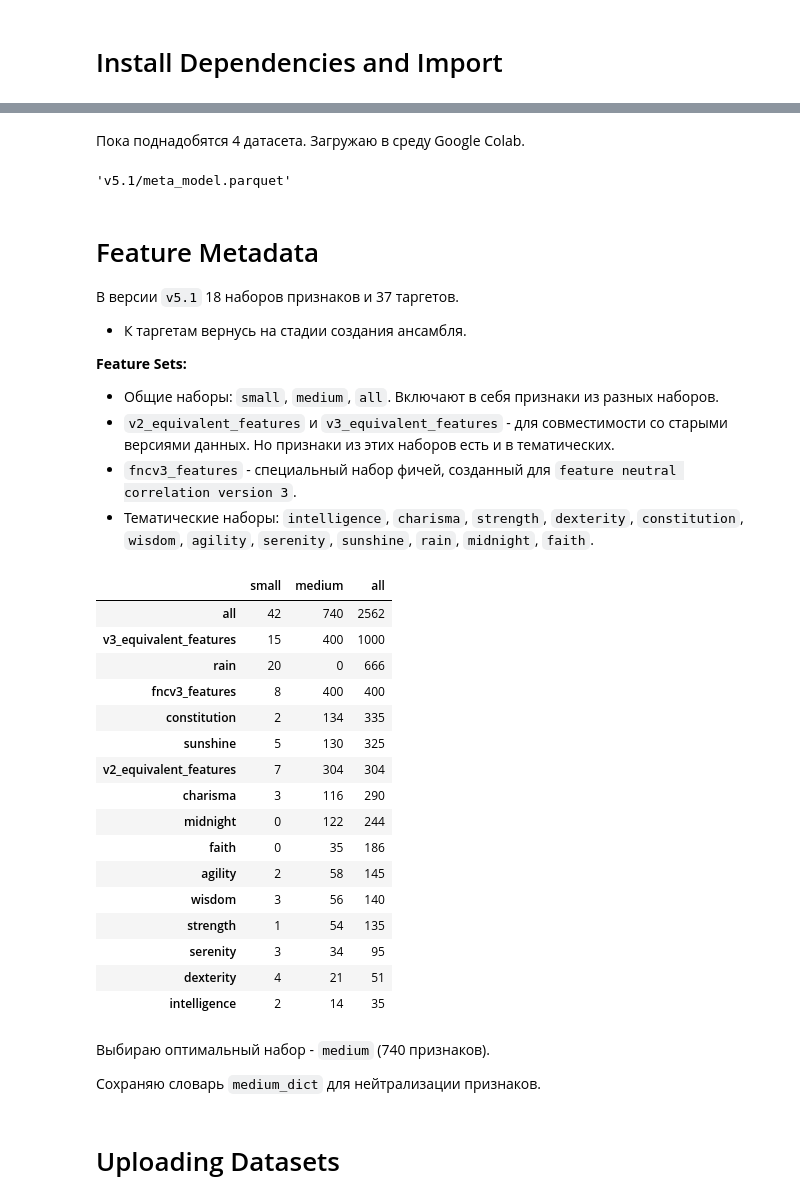
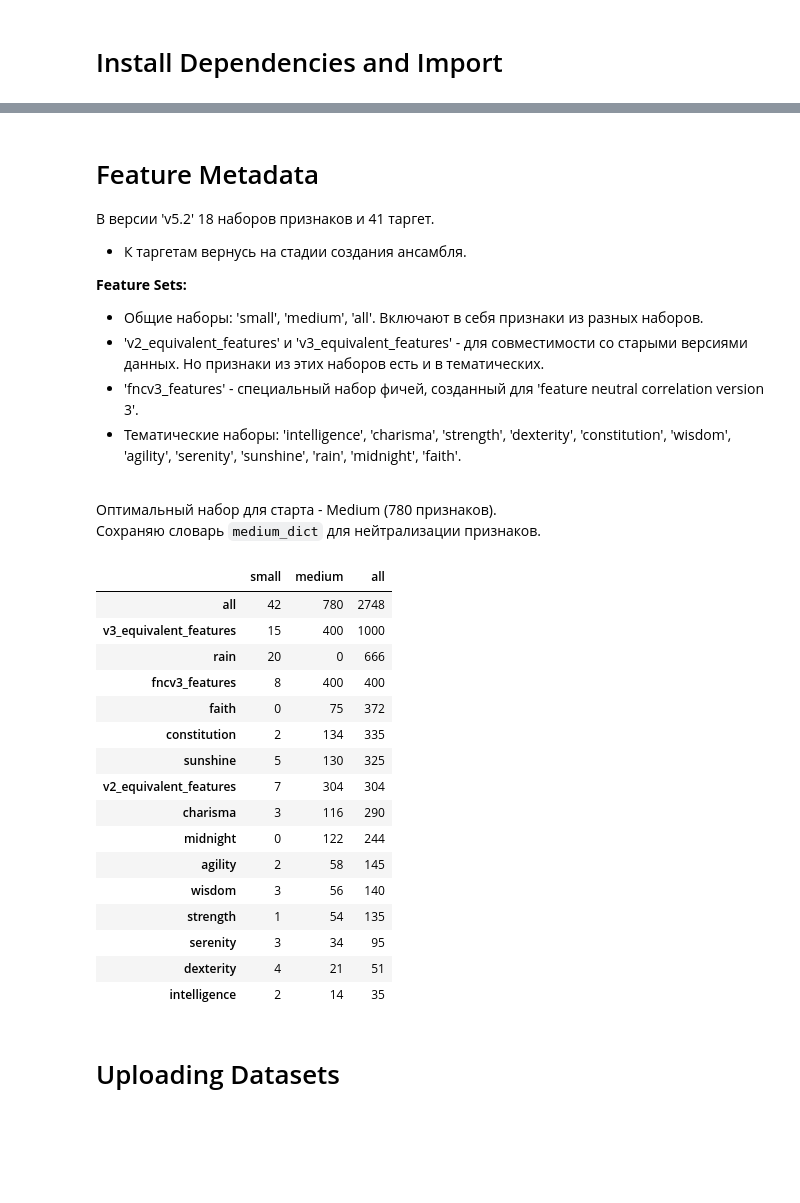
Before and after one commit to densetsu42791/numerai-tournament, a Jupyter notebook: Preparing_Datasets.ipynb, the cells around one changed output, grey strips where cells are left out. Drawn from its saved outputs; the diff is of its cells as text; code cells hidden in the pictures; blank space fills up the shorter version.

```diff
--- a/Preparing_Datasets.ipynb
+++ b/Preparing_Datasets.ipynb
@@ -65,57 +90,80 @@ ALL FILES:
-# %% [markdown]
-Пока поднадобятся 4 датасета. Загружаю в среду Google Colab.
+# %%
+# Initialize NumerAPI
+napi = NumerAPI()
+
+# Get current active round for Numerai Tournament
+current_round = napi.get_current_round()
+print("CURRENT ROUND:", current_round)
+print('')
+
+# List all available datasets
+all_datasets = napi.list_datasets()
+
+# Extract unique data versions
+dataset_versions = list(set(d.split('/')[0] for d in all_datasets))
+DATA_VERSION = max(dataset_versions)  # Use latest version
+print("AVAILABLE DATA VERSIONS:\n", sorted(dataset_versions))
+print('')
+
+# List all files from the latest data version
+print(f"FILES IN VERSION {DATA_VERSION}:")
+current_version_files = [f for f in all_datasets if f.startswith(DATA_VERSION)]
+for f in sorted(current_version_files):
+    print(f"  {f}")
 # %%
 napi.download_dataset(f"{DATA_VERSION}/features.json")
 napi.download_dataset(f"{DATA_VERSION}/train.parquet")
 napi.download_dataset(f"{DATA_VERSION}/validation.parquet")
 napi.download_dataset(f"{DATA_VERSION}/meta_model.parquet")
-# %% [output]
-'v5.1/meta_model.parquet'
 # %% [markdown]
 # Feature Metadata
 
-В версии `v5.1` 18 наборов признаков и 37 таргетов.
+В версии 'v5.2' 18 наборов признаков и 41 таргет.
 - К таргетам вернусь на стадии создания ансамбля.
 
 **Feature Sets:**
-- Общие наборы: `small`, `medium`, `all`. Включают в себя признаки из разных наборов.
-- `v2_equivalent_features` и `v3_equivalent_features` - для совместимости со старыми версиями данных. Но признаки из этих наборов есть и в тематических.
-- `fncv3_features` - специальный набор фичей, созданный для `feature neutral correlation version 3`.
-- Тематические наборы: `intelligence`, `charisma`, `strength`, `dexterity`, `constitution`, `wisdom`, `agility`, `serenity`, `sunshine`, `rain`, `midnight`, `faith`.
+- Общие наборы: 'small', 'medium', 'all'. Включают в себя признаки из разных наборов.
+- 'v2_equivalent_features' и 'v3_equivalent_features' - для совместимости со старыми версиями данных. Но признаки из этих наборов есть и в тематических.
+- 'fncv3_features' - специальный набор фичей, созданный для 'feature neutral correlation version 3'.
+- Тематические наборы: 'intelligence', 'charisma', 'strength', 'dexterity', 'constitution', 'wisdom', 'agility', 'serenity', 'sunshine', 'rain', 'midnight', 'faith'.
+
+<br>
+
+Оптимальный набор для старта - Medium (780 признаков).
+Сохраняю словарь `medium_dict` для нейтрализации признаков.
 # %%
-# Загрузка метаданных признаков
+# === LOADING METADATA ===
 feature_metadata = json.load(open(f"{DATA_VERSION}/features.json"))
 feature_sets = feature_metadata["feature_sets"]
 
-groups_dict = {}
-for general_set in ['small', 'medium', 'all']:
-        groups_dict[general_set] = {}
+grouped_sets = {}
+for size_set in ['small', 'medium', 'all']:
+        grouped_sets[size_set] = {}
         for k, v in feature_sets.items():
                 if k not in ['small', 'medium']:
-                    groups_dict[general_set][k] = list(set(feature_sets[general_set]) & set(feature_sets[k]))
+                    grouped_sets[size_set][k] = list(set(feature_sets[size_set]) & set(feature_sets[k]))
 
-df = pd.DataFrame(groups_dict)
-df = df.applymap(lambda x: len(x)).sort_values(by='all', ascending=False)
-df
+medium_dict = grouped_sets['medium']  # For neutralize features
+medium_set = medium_dict['all']  # Set of features - Medium
+
+grouped_sets_df = pd.DataFrame(grouped_sets)
+grouped_sets_df = grouped_sets_df.applymap(lambda x: len(x)).sort_values(by='all', ascending=False)
+display(grouped_sets_df)
 # %% [output]
 |  | small | medium | all |
-| all | 42 | 740 | 2562 |
+| all | 42 | 780 | 2748 |
 | v3_equivalent_features | 15 | 400 | 1000 |
 | rain | 20 | 0 | 666 |
 | fncv3_features | 8 | 400 | 400 |
+| faith | 0 | 75 | 372 |
 | constitution | 2 | 134 | 335 |
 | sunshine | 5 | 130 | 325 |
 | v2_equivalent_features | 7 | 304 | 304 |
 | charisma | 3 | 116 | 290 |
 | midnight | 0 | 122 | 244 |
-| faith | 0 | 35 | 186 |
 | agility | 2 | 58 | 145 |
 | wisdom | 3 | 56 | 140 |
 | strength | 1 | 54 | 135 |
 | serenity | 3 | 34 | 95 |
 | dexterity | 4 | 21 | 51 |
 | intelligence | 2 | 14 | 35 |
-# %% [markdown]
-Выбираю оптимальный набор - `medium` (740 признаков).
-
-Сохраняю словарь `medium_dict` для нейтрализации признаков.
```
Also changed, not shown: parts of 49 cells of this notebook, 2 other files.
